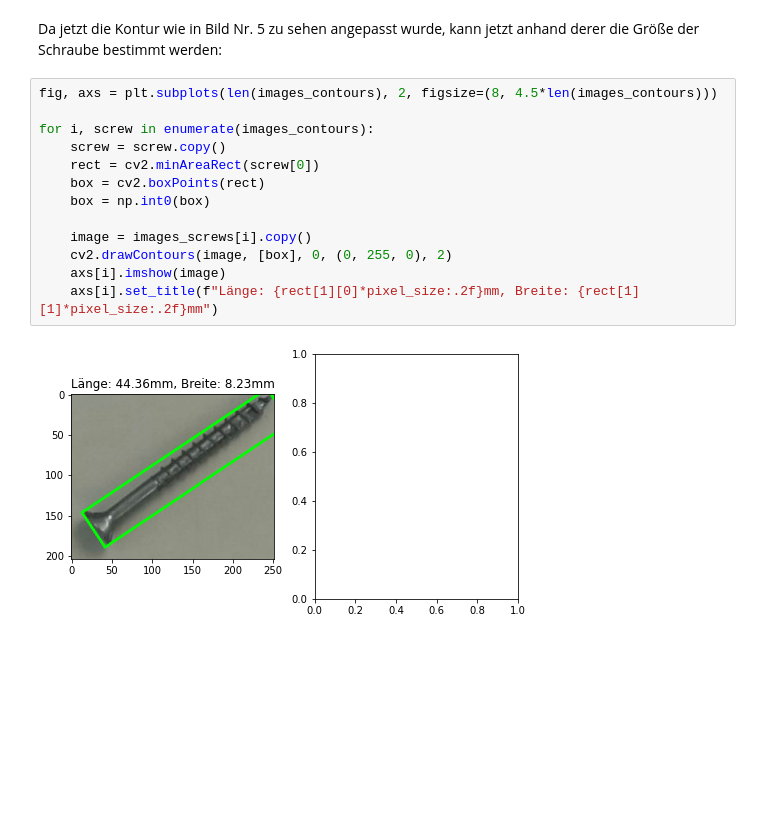
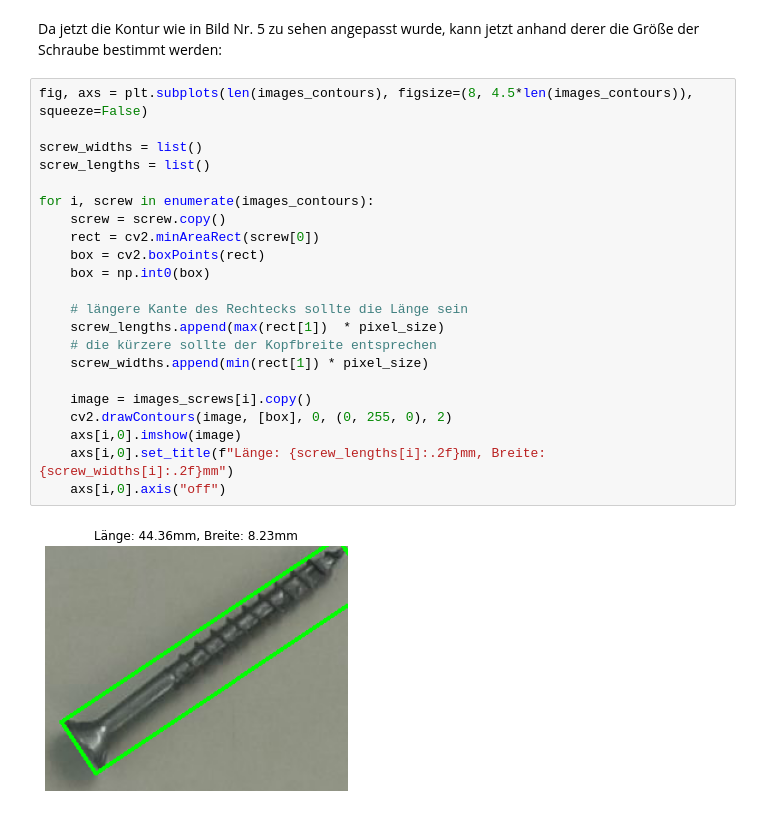
Before and after one commit to Johannes-Walter/Schraubenzeugs, a Jupyter notebook: Schraubenerkenner.ipynb, the cells around one changed output. Cells and saved outputs as stored; diff of their text form; blank space fills up the shorter version.

```diff
--- a/Schraubenerkenner.ipynb
+++ b/Schraubenerkenner.ipynb
@@ -277,17 +284,26 @@ None
 # %% [markdown]
 Da jetzt die Kontur wie in Bild Nr. 5 zu sehen angepasst wurde, kann jetzt anhand derer die Größe der Schraube bestimmt werden:
 # %%
-fig, axs = plt.subplots(len(images_contours), 2, figsize=(8, 4.5*len(images_contours)))
+fig, axs = plt.subplots(len(images_contours), figsize=(8, 4.5*len(images_contours)), squeeze=False)
+
+screw_widths = list()
+screw_lengths = list()
 
 for i, screw in enumerate(images_contours):
     screw = screw.copy()
     rect = cv2.minAreaRect(screw[0])
     box = cv2.boxPoints(rect)
     box = np.int0(box)
 
+    # längere Kante des Rechtecks sollte die Länge sein
+    screw_lengths.append(max(rect[1])  * pixel_size)
+    # die kürzere sollte der Kopfbreite entsprechen
+    screw_widths.append(min(rect[1]) * pixel_size)
+
     image = images_screws[i].copy()
     cv2.drawContours(image, [box], 0, (0, 255, 0), 2)
-    axs[i].imshow(image)
-    axs[i].set_title(f"Länge: {rect[1][0]*pixel_size:.2f}mm, Breite: {rect[1][1]*pixel_size:.2f}mm")
+    axs[i,0].imshow(image)
+    axs[i,0].set_title(f"Länge: {screw_lengths[i]:.2f}mm, Breite: {screw_widths[i]:.2f}mm")
+    axs[i,0].axis("off")
 # %% [output]
-[figure, old version]
+[figure, new version]
```
Also changed, not shown: parts of 3 cells of this notebook.
